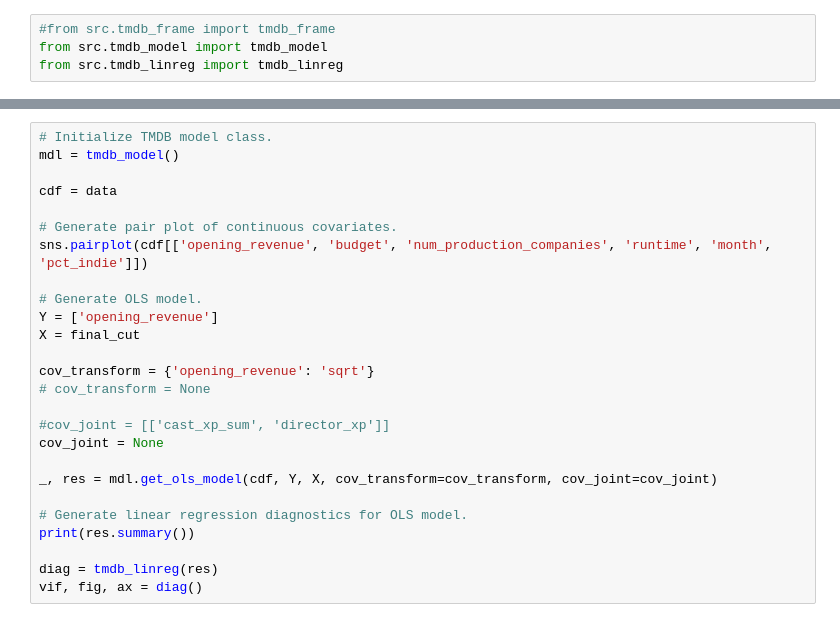
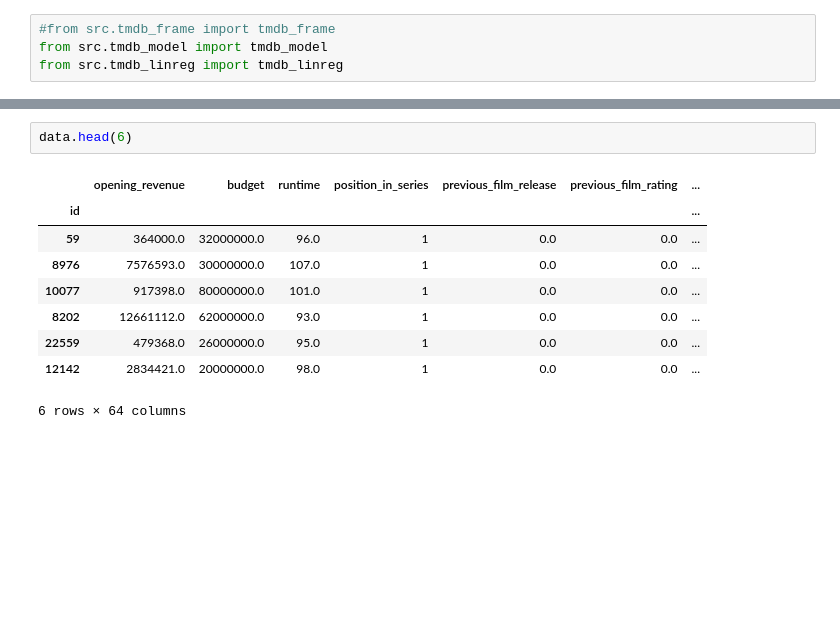
Before and after one commit to cons-code/MATH-5500, a Jupyter notebook: 03_Methods_Results/3B.II_FinalModel.ipynb, the cells around one changed output, grey strips where cells are left out. Cells and saved outputs as stored; diff of their text form; blank space fills up the shorter version.

```diff
--- a/03_Methods_Results/3B.II_FinalModel.ipynb
+++ b/03_Methods_Results/3B.II_FinalModel.ipynb
@@ -337,26 +22,12 @@ strong multicollinearity problems or that the design matrix is singular.
-# %%
-# Initialize TMDB model class.
-mdl = tmdb_model()
-
-cdf = data
-
-# Generate pair plot of continuous covariates.
-sns.pairplot(cdf[['opening_revenue', 'budget', 'num_production_companies', 'runtime', 'month', 'pct_indie']])
-
-# Generate OLS model.
-Y = ['opening_revenue']
-X = final_cut
-
-cov_transform = {'opening_revenue': 'sqrt'}
-# cov_transform = None
-
-#cov_joint = [['cast_xp_sum', 'director_xp']]
-cov_joint = None
-
-_, res = mdl.get_ols_model(cdf, Y, X, cov_transform=cov_transform, cov_joint=cov_joint)
-
-# Generate linear regression diagnostics for OLS model.
-print(res.summary())
-
-diag = tmdb_linreg(res)
-vif, fig, ax = diag()
+# %%
+data.head(6)
+# %% [output]
+|  | opening_revenue | budget | runtime | position_in_series | previous_film_release | previous_film_rating | ... |
+| id |  |  |  |  |  |  | ... |
+| 59 | 364000.0 | 32000000.0 | 96.0 | 1 | 0.0 | 0.0 | ... |
+| 8976 | 7576593.0 | 30000000.0 | 107.0 | 1 | 0.0 | 0.0 | ... |
+| 10077 | 917398.0 | 80000000.0 | 101.0 | 1 | 0.0 | 0.0 | ... |
+| 8202 | 12661112.0 | 62000000.0 | 93.0 | 1 | 0.0 | 0.0 | ... |
+| 22559 | 479368.0 | 26000000.0 | 95.0 | 1 | 0.0 | 0.0 | ... |
+| 12142 | 2834421.0 | 20000000.0 | 98.0 | 1 | 0.0 | 0.0 | ... |
+6 rows × 64 columns
```
Also changed, not shown: parts of 13 cells of this notebook.
